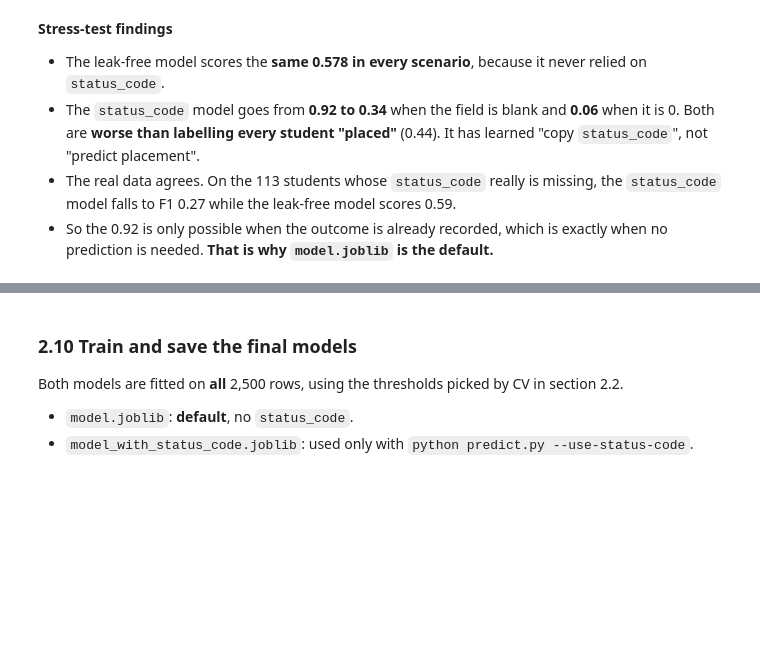
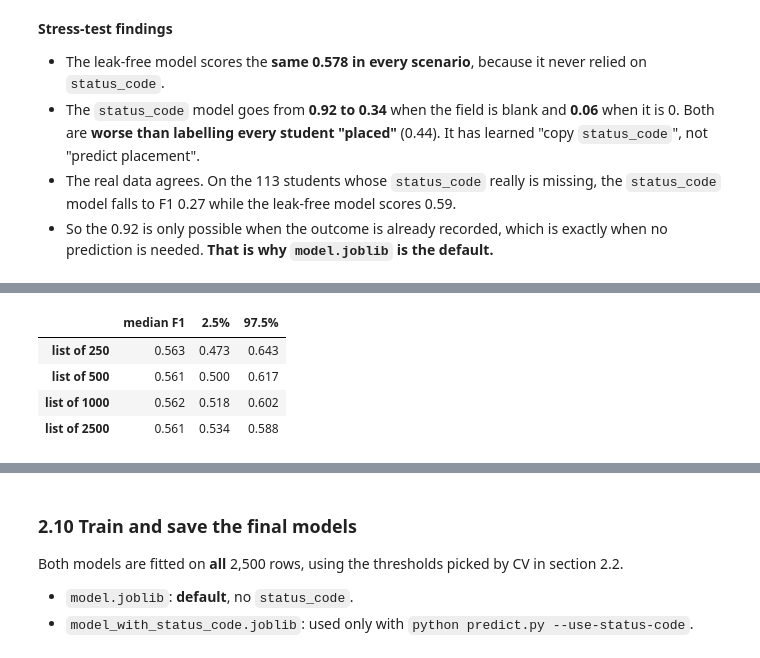
Before and after one commit to Pranov123/pranov_goML_submission, a Jupyter notebook: placement/analysis.ipynb, the cells around one changed output, grey strips where cells are left out. Saved outputs shown, nothing was run; the diff lists cells and outputs as text; code cells hidden in the pictures; blank space fills up the shorter version.

```diff
--- a/placement/analysis.ipynb
+++ b/placement/analysis.ipynb
@@ -504,0 +511,22 @@ pd.DataFrame(natural).T.round(3)
+# %%
+main = candidates["logreg C=1"][0]
+t0 = results["logreg C=1"]["threshold"]
+oof_main = oof_probs(main, None, n_repeats=1)[0]
+rng = np.random.default_rng(0)
+
+def fast_f1(yv, pred):
+    tp = (pred & (yv == 1)).sum(-1); fp = (pred & (yv == 0)).sum(-1); fn = (~pred & (yv == 1)).sum(-1)
+    return 2 * tp / np.maximum(2 * tp + fp + fn, 1)
+
+ci = {}
+for n in [250, 500, 1000, 2500]:
+    idx = rng.integers(0, len(y), size=(2000, n))
+    f = fast_f1(y[idx], oof_main[idx] >= t0)
+    ci[f"list of {n}"] = {"median F1": np.median(f), "2.5%": np.percentile(f, 2.5), "97.5%": np.percentile(f, 97.5)}
+pd.DataFrame(ci).T.round(3)
+# %% [output]
+|  | median F1 | 2.5% | 97.5% |
+| list of 250 | 0.563 | 0.473 | 0.643 |
+| list of 500 | 0.561 | 0.500 | 0.617 |
+| list of 1000 | 0.562 | 0.518 | 0.602 |
+| list of 2500 | 0.561 | 0.534 | 0.588 |
```
Also changed, not shown: parts of 5 cells of this notebook.
